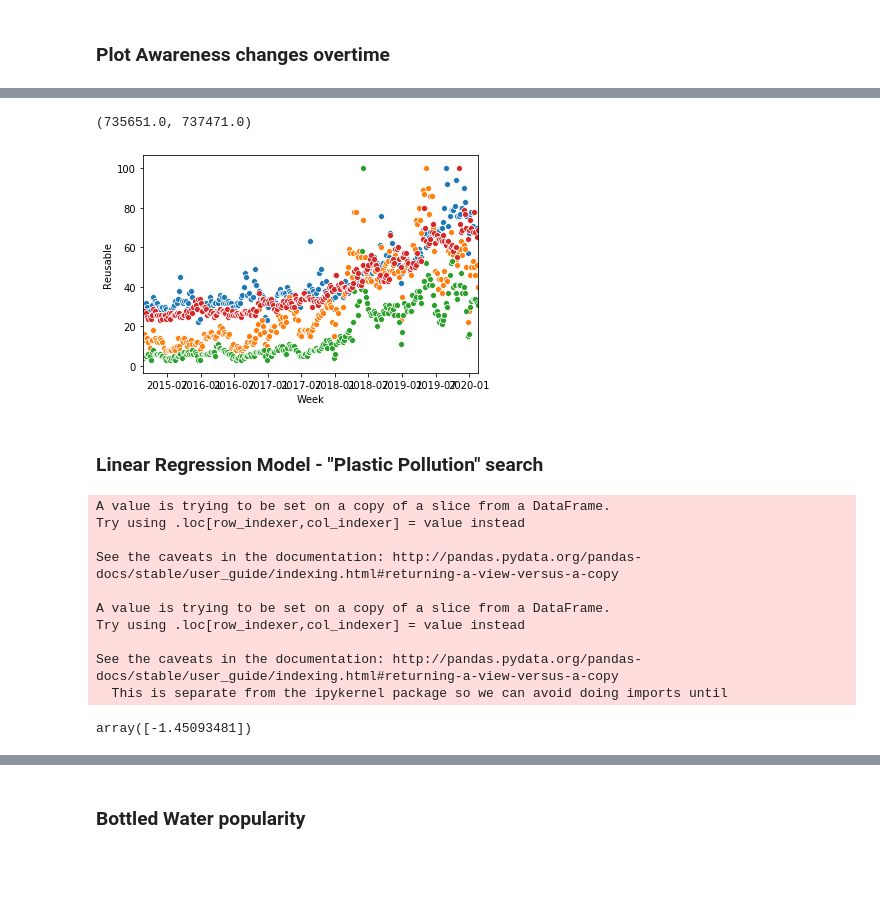
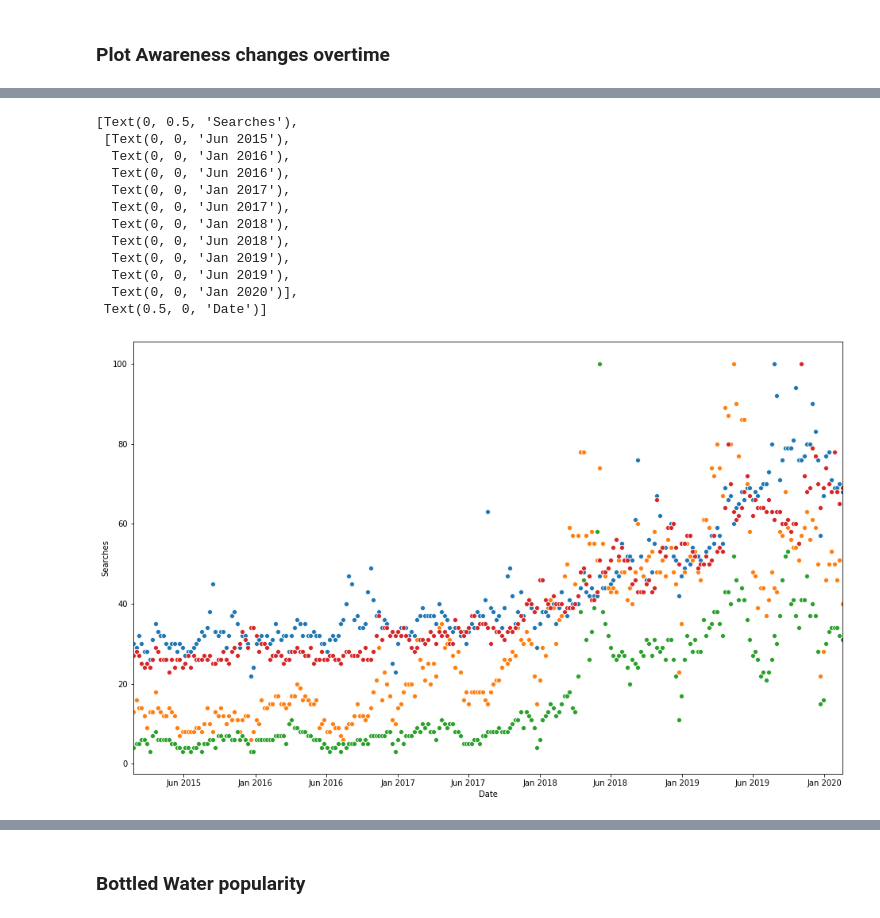
Before and after one commit to MizukiKadowaki/ChangingPlanet, a Jupyter notebook: Google Search Trends.ipynb, the cells around one changed output, grey strips where cells are left out. Saved outputs shown, nothing was run; the diff lists cells and outputs as text; code cells hidden in the pictures; blank space fills up the shorter version.

Commit message:
add visuals

```diff
--- a/Google Search Trends.ipynb
+++ b/Google Search Trends.ipynb
@@ -127,3 +129,29 @@ bottled_water.head() # 261 weeks
 | 2015-03-22 | 17 | 13 | 79 | 43 | 2015-03-22 |
 # %% [markdown]
 ### Plot Awareness changes overtime
+# %%
+awareness_avg = awareness_search.drop(columns = "Week").mean(axis = 1).reset_index()
+# %%
+x = np.array(awareness_avg.index)
+y = np.array(awareness_avg[0])
+
+logx = np.log(np.array(awareness_avg.index))
+logx[0] = -10
+vals = np.polyfit(x, np.log(y), 1, w=np.sqrt(y))
+ans = np.exp(vals[1]) * np.exp(vals[0] * x)
+# %%
+awareness_search["best_fit"] = ans
+awareness_search["average"] = y
+# ax = sns.scatterplot(data= awareness_search, x="Week", y='Eco Friendly')
+# ax = sns.scatterplot(data= awareness_search, x="Week", y='Ocean Plastic')
+# ax = sns.scatterplot(data= awareness_search, x="Week", y='Plastic Pollution')
+# ax = sns.scatterplot(data= awareness_search, x="Week", y='Reusable')
+sns.set_color_codes()
+plt.figure(figsize=(16, 10))
+ax = sns.scatterplot(data= awareness_search, x="Week", y='average')
+ax = sns.lineplot(data= awareness_search, x="Week", y='best_fit', color="r")
+ax.set(xlabel='Date', ylabel='Searches', xticklabels=["Jun 2015", "Jan 2016", "Jun 2016", "Jan 2017",
+                                                      "Jun 2017", "Jan 2018", "Jun 2018", "Jan 2019",
+                                                      "Jun 2019", "Jan 2020"])
+
+plt.xlim(['2015-02-22 00:00:00','2020-02-16 00:00:00'])
@@ -130,35 +161,24 @@ bottled_water.head() # 261 weeks
 # %%
-ax = sns.scatterplot(data= awareness_search, x="Week", y='Eco Friendly')
-ax = sns.scatterplot(data= awareness_search, x="Week", y='Ocean Plastic')
-ax = sns.scatterplot(data= awareness_search, x="Week", y='Plastic Pollution')
-ax = sns.scatterplot(data= awareness_search, x="Week", y='Reusable')
+plt.figure(figsize=(16, 10))
+ax1 = sns.scatterplot(data= awareness_search, x="Week", y='Eco Friendly')
+ax1 = sns.scatterplot(data= awareness_search, x="Week", y='Ocean Plastic')
+ax1 = sns.scatterplot(data= awareness_search, x="Week", y='Plastic Pollution')
+ax1 = sns.scatterplot(data= awareness_search, x="Week", y='Reusable')
 plt.xlim(['2015-02-22 00:00:00','2020-02-16 00:00:00'])
+ax1.set(xlabel='Date', ylabel='Searches', xticklabels=["Jun 2015", "Jan 2016", "Jun 2016", "Jan 2017",
+                                                      "Jun 2017", "Jan 2018", "Jun 2018", "Jan 2019",
+                                                      "Jun 2019", "Jan 2020"])
 # %% [output]
-(735651.0, 737471.0)
+[Text(0, 0.5, 'Searches'),
+ [Text(0, 0, 'Jun 2015'),
+  Text(0, 0, 'Jan 2016'),
+  Text(0, 0, 'Jun 2016'),
+  Text(0, 0, 'Jan 2017'),
+  Text(0, 0, 'Jun 2017'),
+  Text(0, 0, 'Jan 2018'),
+  Text(0, 0, 'Jun 2018'),
+  Text(0, 0, 'Jan 2019'),
+  Text(0, 0, 'Jun 2019'),
+  Text(0, 0, 'Jan 2020')],
+ Text(0.5, 0, 'Date')]
-[figure, old version]
+[figure, new version]
-# %% [markdown]
-### Linear Regression Model - "Plastic Pollution" search
-# %%
-df = awareness_search[["Week", "Plastic Pollution"]]
-df["Month"] = df["Week"].dt.month
-df["Year"] = df["Week"].dt.year
-df = df[["Week", "Month", "Year", "Plastic Pollution"]]
-
-X = df[["Month", "Year"]]
-y = df["Plastic Pollution"]
-reg = LinearRegression().fit(X, y)
-# %% [output]
-A value is trying to be set on a copy of a slice from a DataFrame.
-Try using .loc[row_indexer,col_indexer] = value instead
-
-See the caveats in the documentation: http://pandas.pydata.org/pandas-docs/stable/user_guide/indexing.html#returning-a-view-versus-a-copy
-
-A value is trying to be set on a copy of a slice from a DataFrame.
-Try using .loc[row_indexer,col_indexer] = value instead
-
-See the caveats in the documentation: http://pandas.pydata.org/pandas-docs/stable/user_guide/indexing.html#returning-a-view-versus-a-copy
-  This is separate from the ipykernel package so we can avoid doing imports until
-# %%
-reg.predict([[2,2015]])
-# %% [output]
-array([-1.45093481])
```
Also changed, not shown: parts of 10 cells of this notebook.
